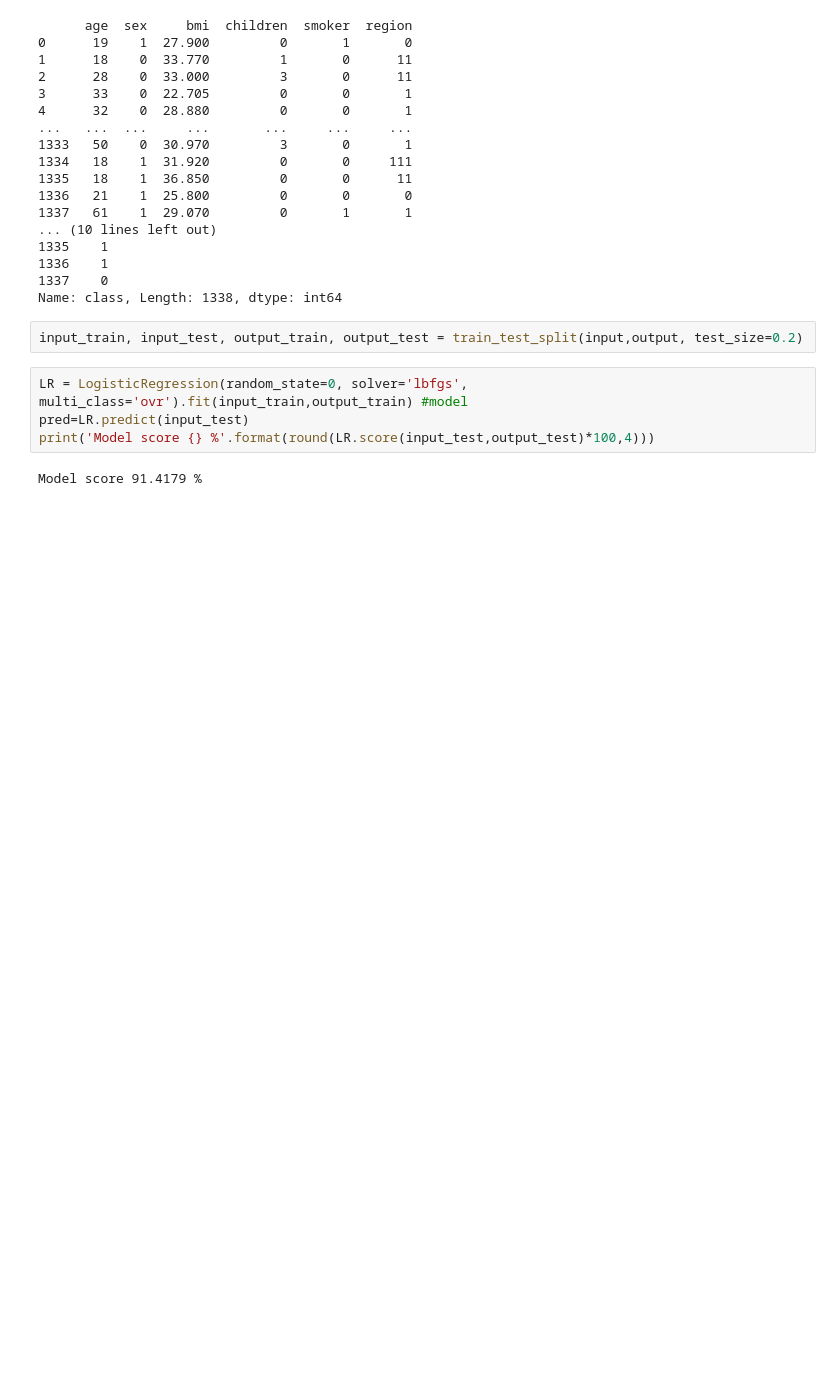
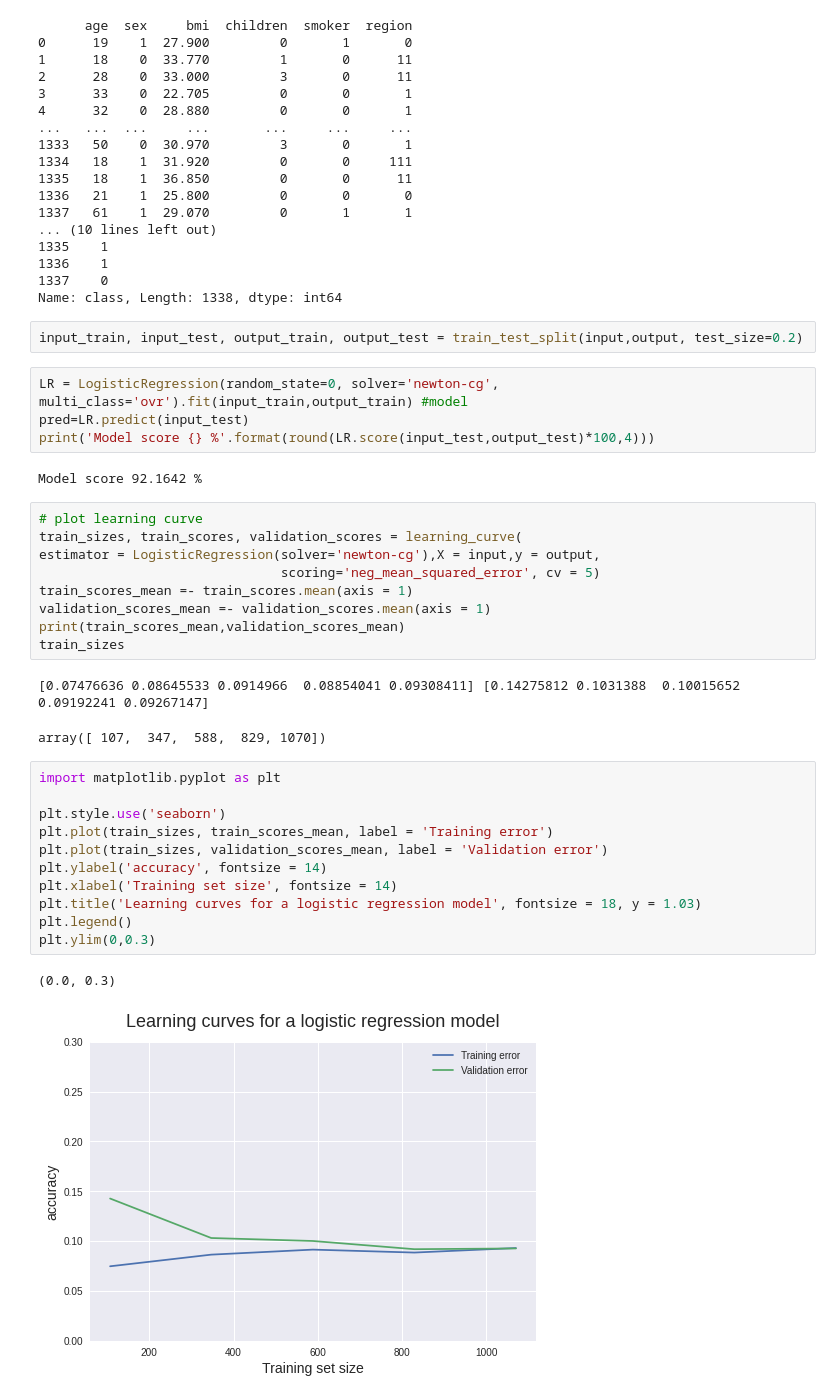
Before and after one commit to monikamikhaiel/binary-classification-, a Jupyter notebook: medical_classification_.ipynb, the cells around one changed output. Drawn from its saved outputs; the diff is of its cells as text; blank space fills up the shorter version.

Commit message:
Adding learning curve

```diff
--- a/medical_classification_.ipynb
+++ b/medical_classification_.ipynb
@@ -97,8 +99,34 @@ Name: class, Length: 1338, dtype: int64
 # %%
 input_train, input_test, output_train, output_test = train_test_split(input,output, test_size=0.2)
 # %%
-LR = LogisticRegression(random_state=0, solver='lbfgs', multi_class='ovr').fit(input_train,output_train) #model
+LR = LogisticRegression(random_state=0, solver='newton-cg', multi_class='ovr').fit(input_train,output_train) #model
 pred=LR.predict(input_test)
 print('Model score {} %'.format(round(LR.score(input_test,output_test)*100,4)))
 # %% [output]
-Model score 91.4179 %
+Model score 92.1642 %
+# %%
+# plot learning curve
+train_sizes, train_scores, validation_scores = learning_curve(
+estimator = LogisticRegression(solver='newton-cg'),X = input,y = output,
+                               scoring='neg_mean_squared_error', cv = 5)
+train_scores_mean =- train_scores.mean(axis = 1)
+validation_scores_mean =- validation_scores.mean(axis = 1)
+print(train_scores_mean,validation_scores_mean)
+train_sizes
+# %% [output]
+[0.07476636 0.08645533 0.0914966  0.08854041 0.09308411] [0.14275812 0.1031388  0.10015652 0.09192241 0.09267147]
+array([ 107,  347,  588,  829, 1070])
+# %%
+import matplotlib.pyplot as plt
+
+plt.style.use('seaborn')
+plt.plot(train_sizes, train_scores_mean, label = 'Training error')
+plt.plot(train_sizes, validation_scores_mean, label = 'Validation error')
+plt.ylabel('accuracy', fontsize = 14)
+plt.xlabel('Training set size', fontsize = 14)
+plt.title('Learning curves for a logistic regression model', fontsize = 18, y = 1.03)
+plt.legend()
+plt.ylim(0,0.3)
+# %% [output]
+(0.0, 0.3)
+[figure, added]
```
Also changed, not shown: parts of 1 cell of this notebook.
